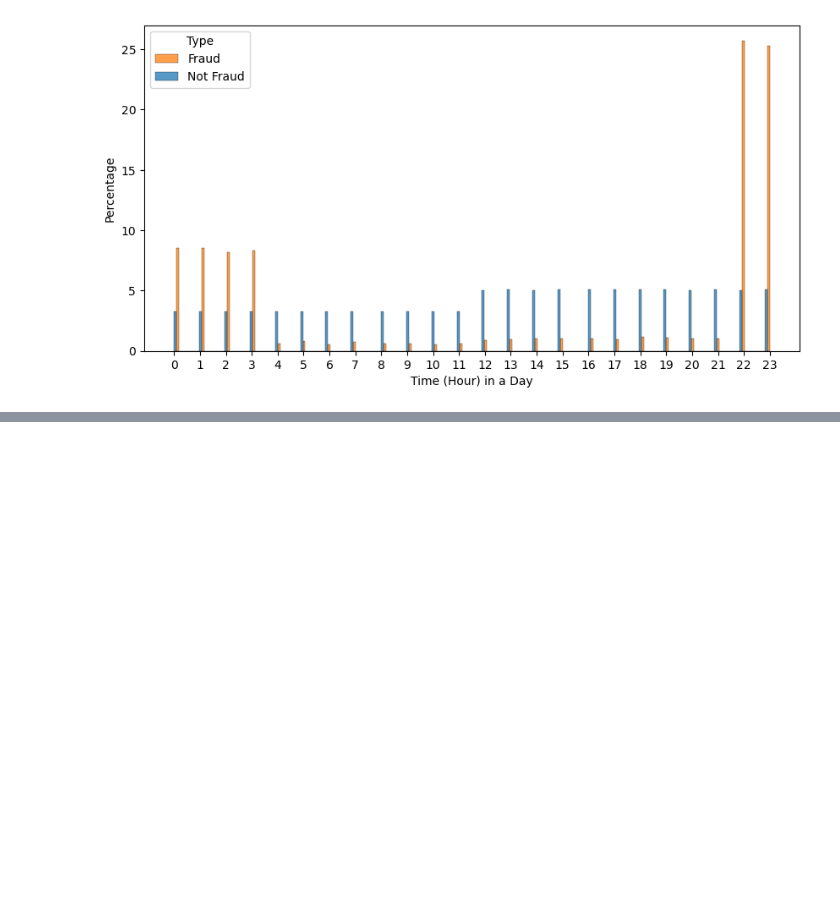
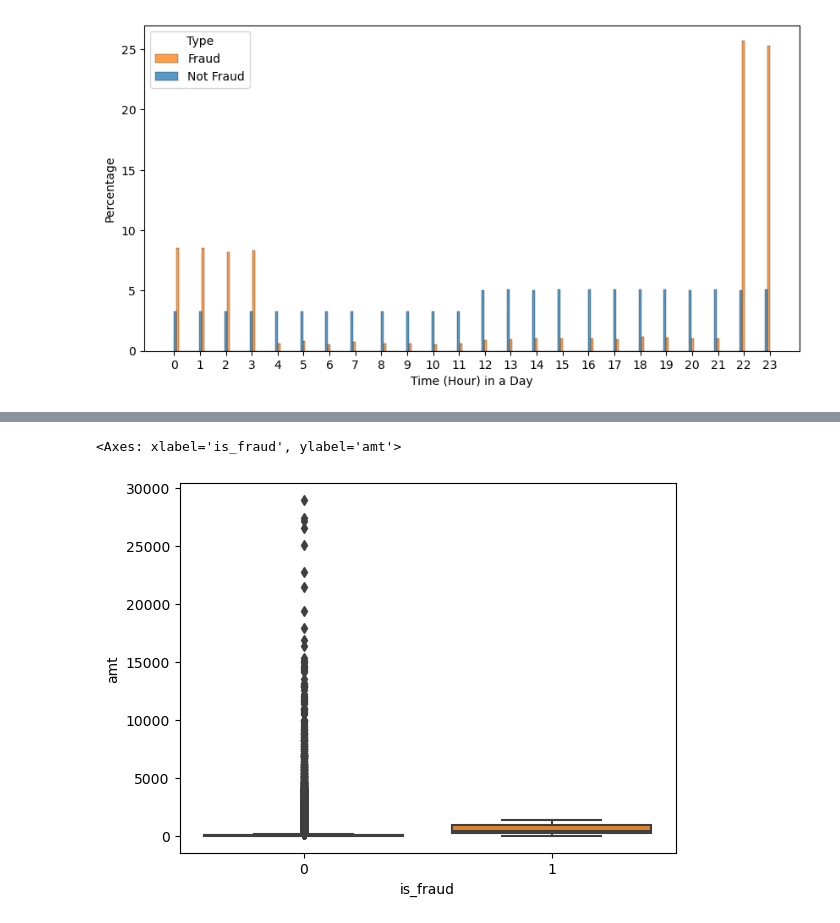
Before and after one commit to sabheen9/Capstone2-Credit-Card-Fraud-Detection, a Jupyter notebook: Credit Card Fraud Detection/notebooks/EDA.ipynb, the cells around one changed output, grey strips where cells are left out. Drawn from its saved outputs; the diff is of its cells as text; code cells hidden in the pictures; blank space fills up the shorter version.

```diff
--- a/Credit Card Fraud Detection/notebooks/EDA.ipynb
+++ b/Credit Card Fraud Detection/notebooks/EDA.ipynb
@@ -324,0 +331,5 @@ Name: amt, Length: 1852394, dtype: float64
+# %%
+sns.boxplot(y='amt',x='is_fraud',data=data)
+# %% [output]
+<Axes: xlabel='is_fraud', ylabel='amt'>
+[figure, added]
```
Also changed, not shown: parts of 4 cells of this notebook.
